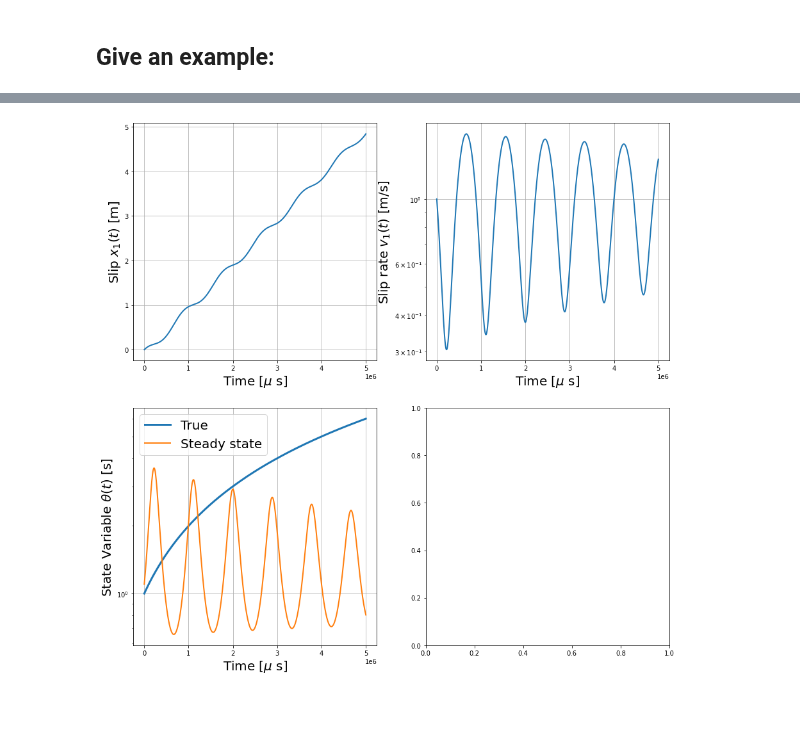
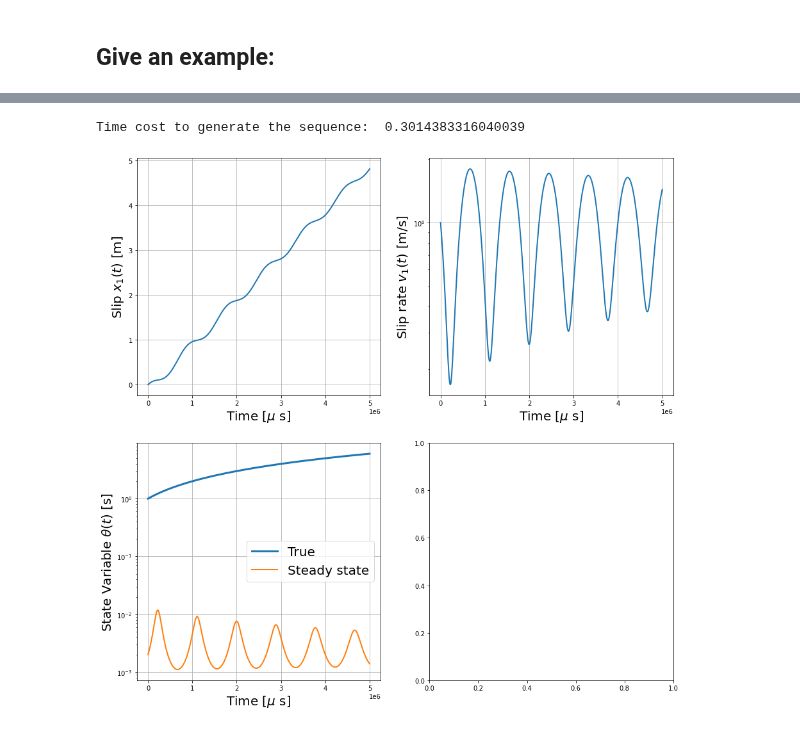
Before and after one commit to Shengduo/AdjtMethod, a Jupyter notebook: MassFricAdj1219.ipynb, the cells around one changed output, grey strips where cells are left out. Drawn from its saved outputs; the diff is of its cells as text; code cells hidden in the pictures.

```diff
--- a/MassFricAdj1219.ipynb
+++ b/MassFricAdj1219.ipynb
@@ -71,8 +72,10 @@ class TimeSequenceGen:
         self.regularizedFlag = regularizedFlag
 
         # Generate the sequence
+        st = time.time()
         self.default_y = self.calculateYAtT(self.t)
-
+        self.time_cost = time.time() - st
+        print("Time cost to generate the sequence: ", self.time_cost)
 
     # Function DyDt, DyDt = f(t, y)
     def DyDt(self, t, y):
@@ -459,12 +470,13 @@ targ_seq.plotY(targ_seq.t, targ_seq.default_y)
 # %%
 # A new set of RS params
 # new_RSParams = torch.tensor([0.004, 0.008, 2., 0.6])
-new_RSParams = torch.tensor([0.011, 0.016, 1.1, 0.58])
+new_RSParams = torch.tensor([0.011, 0.016, 2.e-3, 0.58])
 new_SpringSlider = MassFricParams(k, m, V, g, new_RSParams, y0)
 new_seq = TimeSequenceGen(T, NofTPts, new_SpringSlider, rtol=this_rtol, atol=this_atol, regularizedFlag=False)
 new_seq.plotY(new_seq.t, new_seq.default_y)
 # %% [output]
+Time cost to generate the sequence:  0.3014383316040039
-[figure, old version]
+[figure, new version]
 # %%
 # Report observation:
 Obs = O(new_seq.default_y, v, new_seq.t, new_SpringSlider)
```
Also changed, not shown: parts of 8 cells of this notebook, 1 other file.
